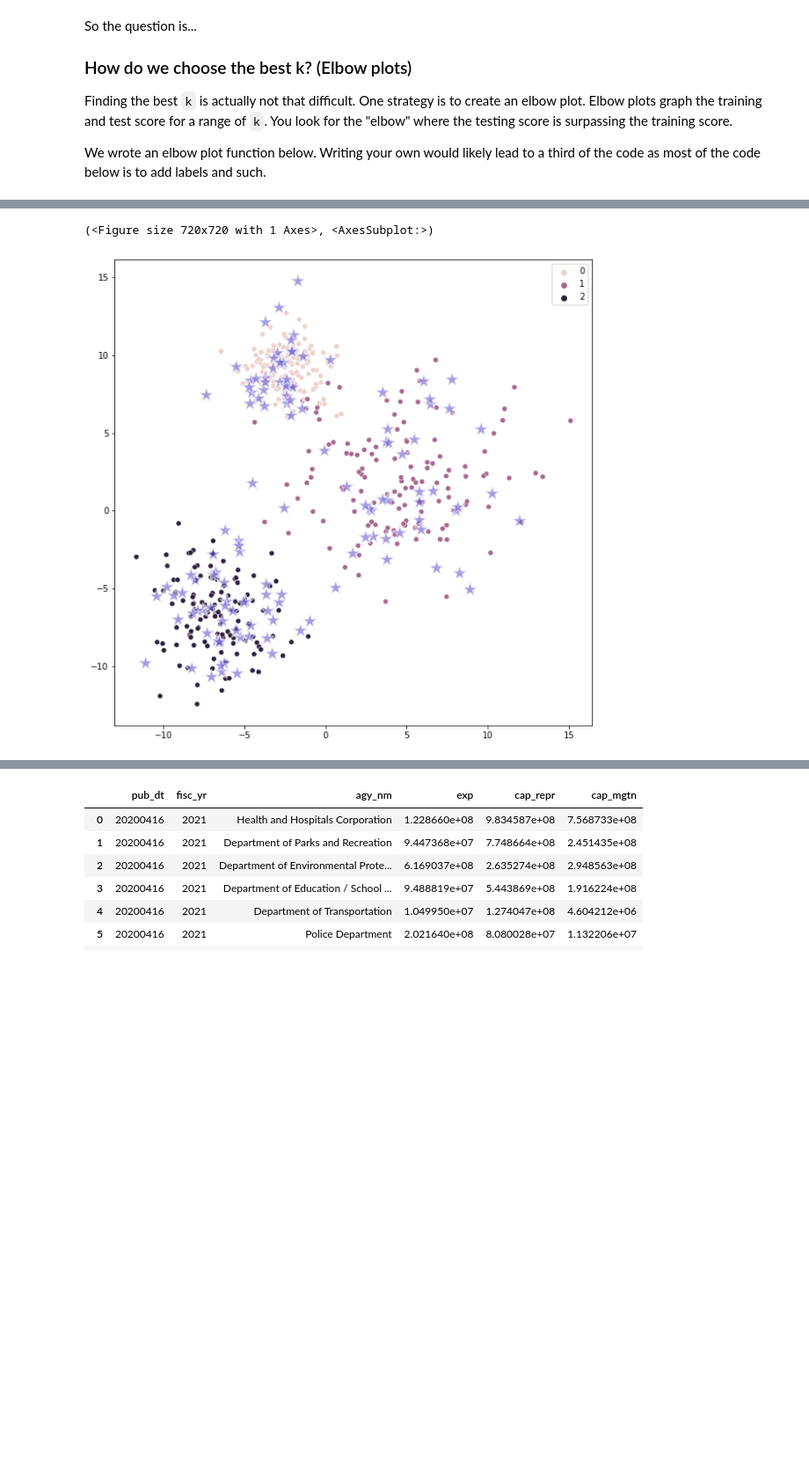
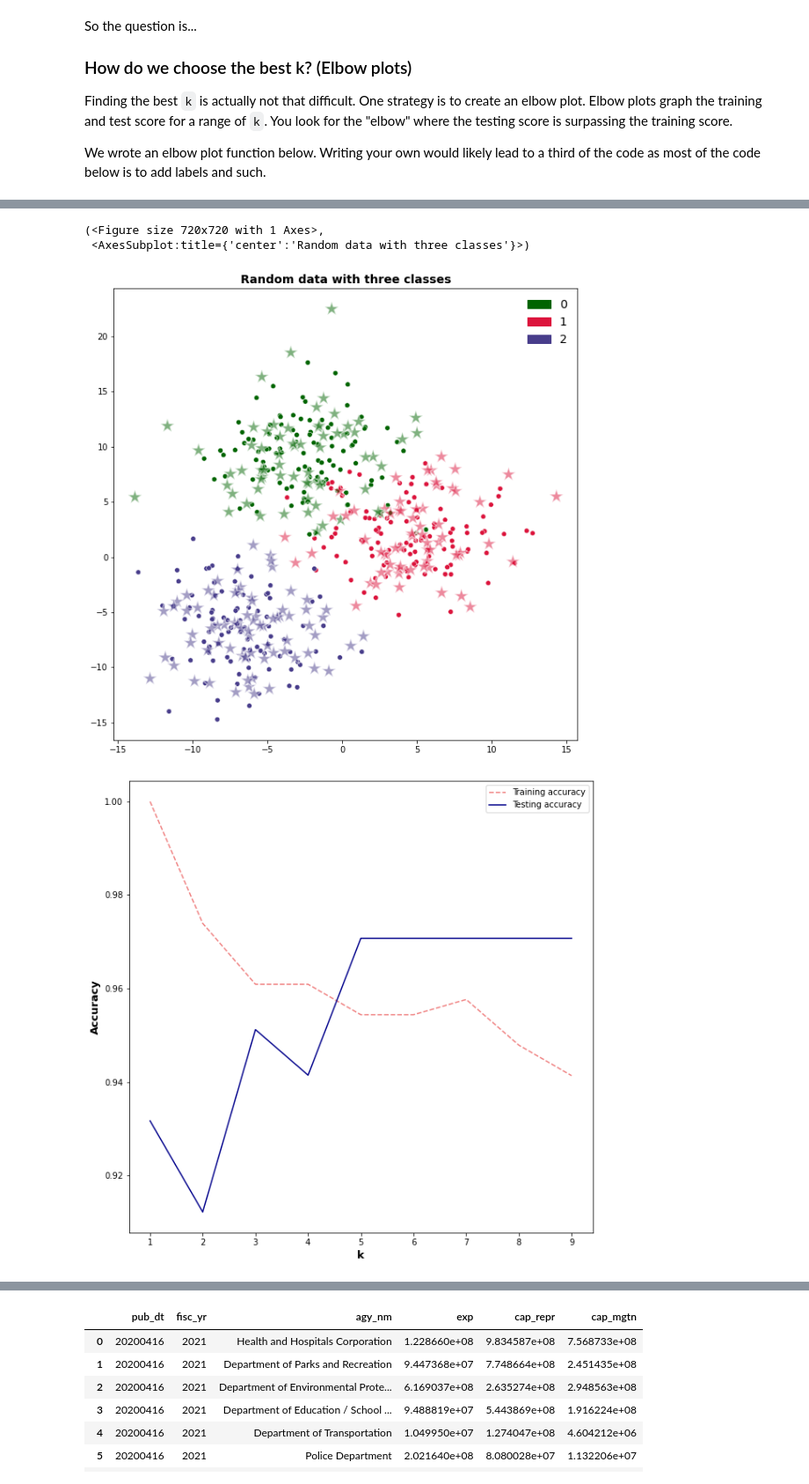
Before and after one commit to habibaaziz/OPEN_DATA_NYC_2021, a Jupyter notebook: MachineLearning.ipynb, the cells around one changed output, grey strips where cells are left out. Shown: that part at 88% size. Saved outputs shown, nothing was run; the diff lists cells and outputs as text; code cells hidden in the pictures; blank space fills up the shorter version.

Commit message:
Add more KNN discussion and random data.

```diff
--- a/MachineLearning.ipynb
+++ b/MachineLearning.ipynb
@@ -183,6 +185,10 @@ cats = ["borough", "primary_fuel", "utility",
 # Convert the types of each categorical
 for cat in cats:
     clean_heat[cat] = clean_heat[cat].astype("category")
+
+# Mild feature engineering
+clean_heat["avg_mmbtu"] = (clean_heat.total_mmbtu_high + clean_heat.total_mmbtu_low)/2
+clean_heat["avg_gallons"] = (clean_heat.total_gallons_high + clean_heat.total_gallons_low)/2
 # %% [markdown]
 # Exploratory data analysis
 
@@ -293,7 +312,7 @@ fig_gal_dist.tight_layout()
 # TEMP
 
 fig, ax = plt.subplots(figsize=(10, 10))
-ax = sns.scatterplot(x="bldg_sqft", y="total_mmbtu_high", hue="borough", data=clean_heat, ax=ax, alpha=0.5)
+ax = sns.scatterplot(x="bldg_sqft", y="avg_mmbtu", hue="borough", data=clean_heat, ax=ax, alpha=0.5)
 ax.set_xlim(1, 500000)
 # %% [output]
 (1.0, 500000.0)
@@ -347,7 +366,7 @@ Stratification is useful when classes are imbalanced. For example, we may strati
 from sklearn.model_selection import train_test_split
 from sklearn.neighbors import KNeighborsClassifier
 
-clean_heat_knn = clean_heat[["num_floors", "total_gallons_high", "greener_greater_buildings"]].dropna()
+clean_heat_knn = clean_heat[["num_floors", "avg_gallons", "greener_greater_buildings"]].dropna()
 
 X_train, X_test, y_train, y_test = train_test_split(clean_heat_knn.drop(columns=["greener_greater_buildings"]),
                                                     clean_heat_knn.greener_greater_buildings,
@@ -469,29 +490,59 @@ Random data may be clearer, so let's take take a quick detour to examine fake da
 # %%
 from sklearn.datasets import make_blobs
+from matplotlib.patches import Patch
 
 def random_data_test():
     X, y = make_blobs(512,
-                      cluster_std=[1.5, 3.4, 2.3],
+                      cluster_std=[3.5, 3.14, 3.24],
                       random_state=42)
     X_train, X_test, y_train, y_test = train_test_split(X, y,
+                                                        test_size=.4,
                                                         random_state=42)
 
+    # Overengineered colors solution
+    colors_labs = {"0": "darkgreen",
+                   "1": "crimson",
+                   "2": "darkslateblue"}
+                   #"Test": "slategray"}
+    colors = list(colors_labs.values())
+
     fig, ax = plt.subplots(figsize=(10, 10))
+    # Training set
     sns.scatterplot(x=X_train[:, 0],
                     y=X_train[:, 1],
                     hue=y_train,
+                    palette=colors,
+                    legend=False,
                     ax=ax)
+    # Unlabelled test points as stars
     sns.scatterplot(x=X_test[:, 0],
                     y=X_test[:, 1],
-                    color="slateblue",
-                    alpha=0.6,
+                    hue=y_test,
+                    palette=colors,
+                    alpha=0.5,
                     ax=ax,
                     marker="*",
                     s=300)
 
+    # Labels and legend
+    ax.set_title("Random data with three classes",
+                 fontweight="bold",
+                 fontsize=14)
+
+    handles = [Patch(color=pair[1], label=pair[0]) for pair in colors_labs.items()]
+    ax.legend(handles=handles,
+              loc="upper right",
+              fontsize=14,
+              frameon=False)
+
+    # Elbow plot to visualize best k
+    elbow_plot(X_train, y_train, X_test, y_test)
+
     return fig, ax
 
 random_data_test()
 # %% [output]
-(<Figure size 720x720 with 1 Axes>, <AxesSubplot:>)
+(<Figure size 720x720 with 1 Axes>,
+ <AxesSubplot:title={'center':'Random data with three classes'}>)
-[figure, old version]
+[figure, new version]
+[figure, added]
```
Also changed, not shown: parts of 18 cells of this notebook.
